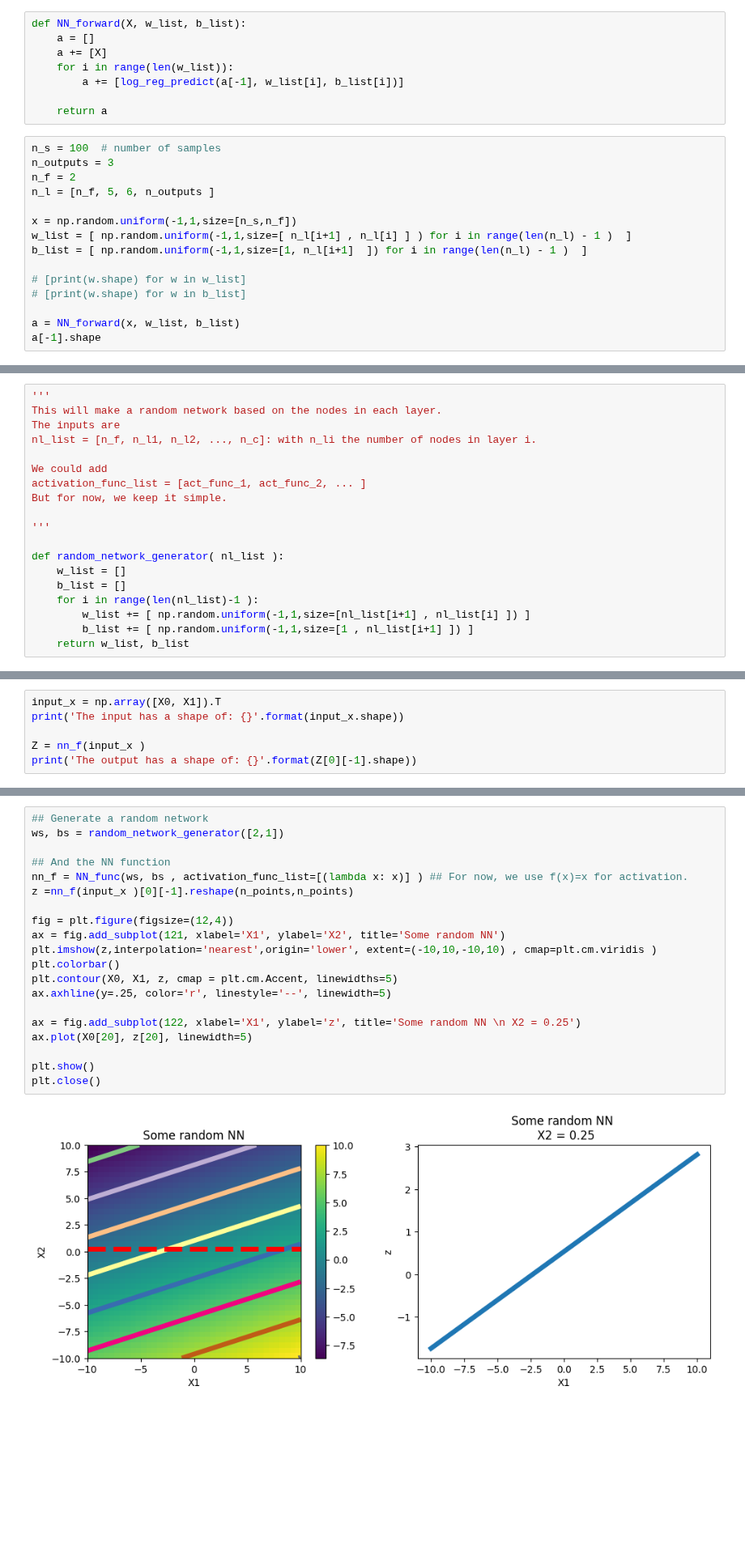
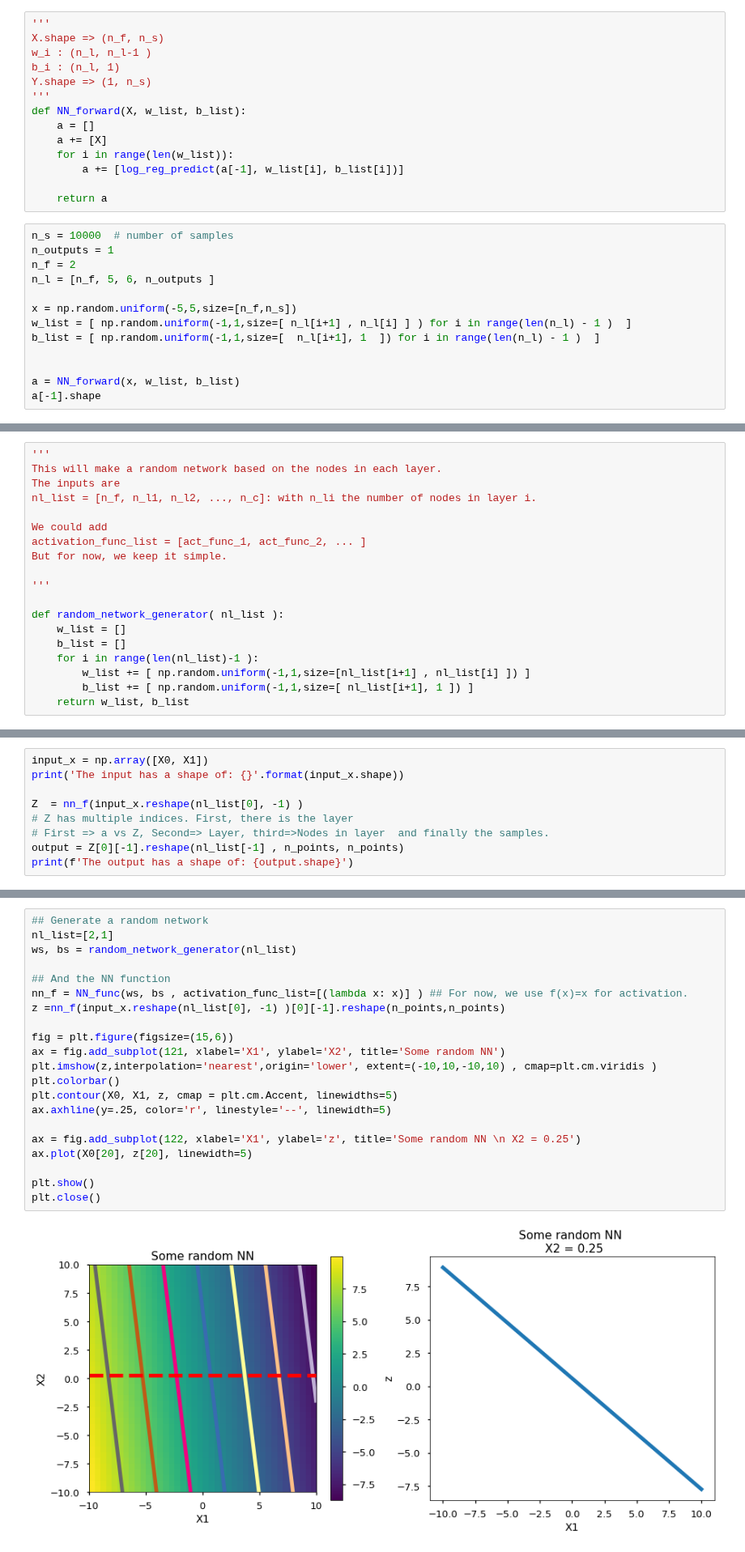
Before and after one commit to sraeisi/Machine_Learning_Physics_Winter20, a Jupyter notebook: Chpt4/NN_FeedForward.ipynb, the cells around one changed output, grey strips where cells are left out. Shown at 81% size. Saved outputs shown, nothing was run; the diff lists cells and outputs as text; blank space fills up the shorter version.

```diff
--- a/Chpt4/NN_FeedForward.ipynb
+++ b/Chpt4/NN_FeedForward.ipynb
@@ -46,6 +58,12 @@ Use what we haev done so far to implement this!
 
 (Optional) Design your function such that it work for n_s samples.
 # %%
+'''
+X.shape => (n_f, n_s)
+w_i : (n_l, n_l-1 )
+b_i : (n_l, 1)
+Y.shape => (1, n_s)
+'''
 def NN_forward(X, w_list, b_list):
     a = []
     a += [X]
@@ -54,17 +72,15 @@ def NN_forward(X, w_list, b_list):
 
     return a
 # %%
-n_s = 100  # number of samples
-n_outputs = 3
+n_s = 10000  # number of samples
+n_outputs = 1
 n_f = 2
 n_l = [n_f, 5, 6, n_outputs ]
 
-x = np.random.uniform(-1,1,size=[n_s,n_f])
+x = np.random.uniform(-5,5,size=[n_f,n_s])
 w_list = [ np.random.uniform(-1,1,size=[ n_l[i+1] , n_l[i] ] ) for i in range(len(n_l) - 1 )  ]
-b_list = [ np.random.uniform(-1,1,size=[1, n_l[i+1]  ]) for i in range(len(n_l) - 1 )  ]
+b_list = [ np.random.uniform(-1,1,size=[  n_l[i+1], 1  ]) for i in range(len(n_l) - 1 )  ]
 
-# [print(w.shape) for w in w_list]
-# [print(w.shape) for w in b_list]
 
 a = NN_forward(x, w_list, b_list)
 a[-1].shape
@@ -137,7 +170,7 @@ def random_network_generator( nl_list ):
     b_list = []
     for i in range(len(nl_list)-1 ):
         w_list += [ np.random.uniform(-1,1,size=[nl_list[i+1] , nl_list[i] ]) ]
-        b_list += [ np.random.uniform(-1,1,size=[1 , nl_list[i+1] ]) ]
+        b_list += [ np.random.uniform(-1,1,size=[ nl_list[i+1], 1 ]) ]
     return w_list, b_list
 # %%
 '''
@@ -160,7 +194,10 @@ nn_f = NN_func(ws, bs , activation_func_list=[(lambda x: x)] ) ## For now, we us
 # %%
-input_x = np.array([X0, X1]).T
+input_x = np.array([X0, X1])
 print('The input has a shape of: {}'.format(input_x.shape))
 
-Z = nn_f(input_x )
-print('The output has a shape of: {}'.format(Z[0][-1].shape))
+Z  = nn_f(input_x.reshape(nl_list[0], -1) )
+# Z has multiple indices. First, there is the layer
+# First => a vs Z, Second=> Layer, third=>Nodes in layer  and finally the samples.
+output = Z[0][-1].reshape(nl_list[-1] , n_points, n_points)
+print(f'The output has a shape of: {output.shape}')
 # %% [output]
@@ -170,26 +219,27 @@ The output has a shape of: (40, 40, 1)
 ### No-Activation
 # %%
 ## Generate a random network
-ws, bs = random_network_generator([2,1])
+nl_list=[2,1]
+ws, bs = random_network_generator(nl_list)
 
 ## And the NN function
 nn_f = NN_func(ws, bs , activation_func_list=[(lambda x: x)] ) ## For now, we use f(x)=x for activation.
-z =nn_f(input_x )[0][-1].reshape(n_points,n_points)
+z =nn_f(input_x.reshape(nl_list[0], -1) )[0][-1].reshape(n_points,n_points)
 
-fig = plt.figure(figsize=(12,4))
+fig = plt.figure(figsize=(15,6))
 ax = fig.add_subplot(121, xlabel='X1', ylabel='X2', title='Some random NN')
 plt.imshow(z,interpolation='nearest',origin='lower', extent=(-10,10,-10,10) , cmap=plt.cm.viridis )
 plt.colorbar()
 plt.contour(X0, X1, z, cmap = plt.cm.Accent, linewidths=5)
 ax.axhline(y=.25, color='r', linestyle='--', linewidth=5)
 
 ax = fig.add_subplot(122, xlabel='X1', ylabel='z', title='Some random NN \n X2 = 0.25')
 ax.plot(X0[20], z[20], linewidth=5)
 
 plt.show()
 plt.close()
 # %% [output]
-[figure, old version]
+[figure, new version]
 # %% [markdown]
 ### With Sigmoid Activation- single layer
 # %%
```
Also changed, not shown: parts of 25 cells of this notebook, 1 other file.
